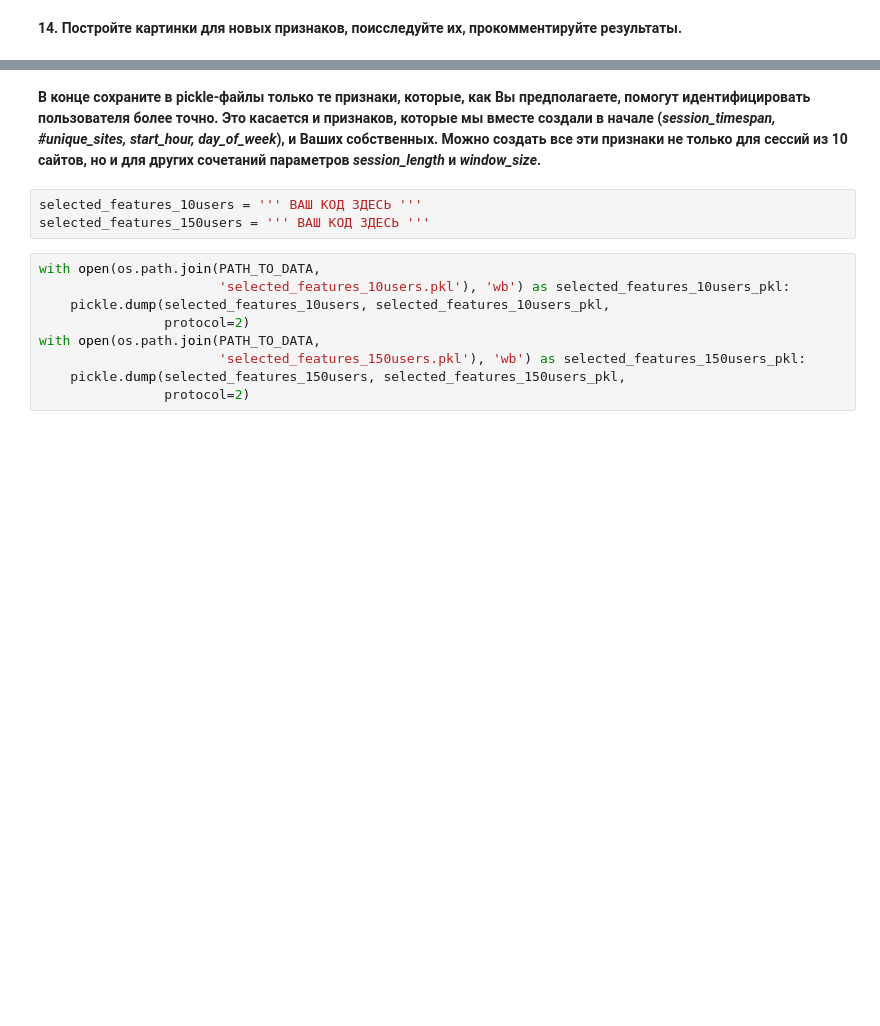
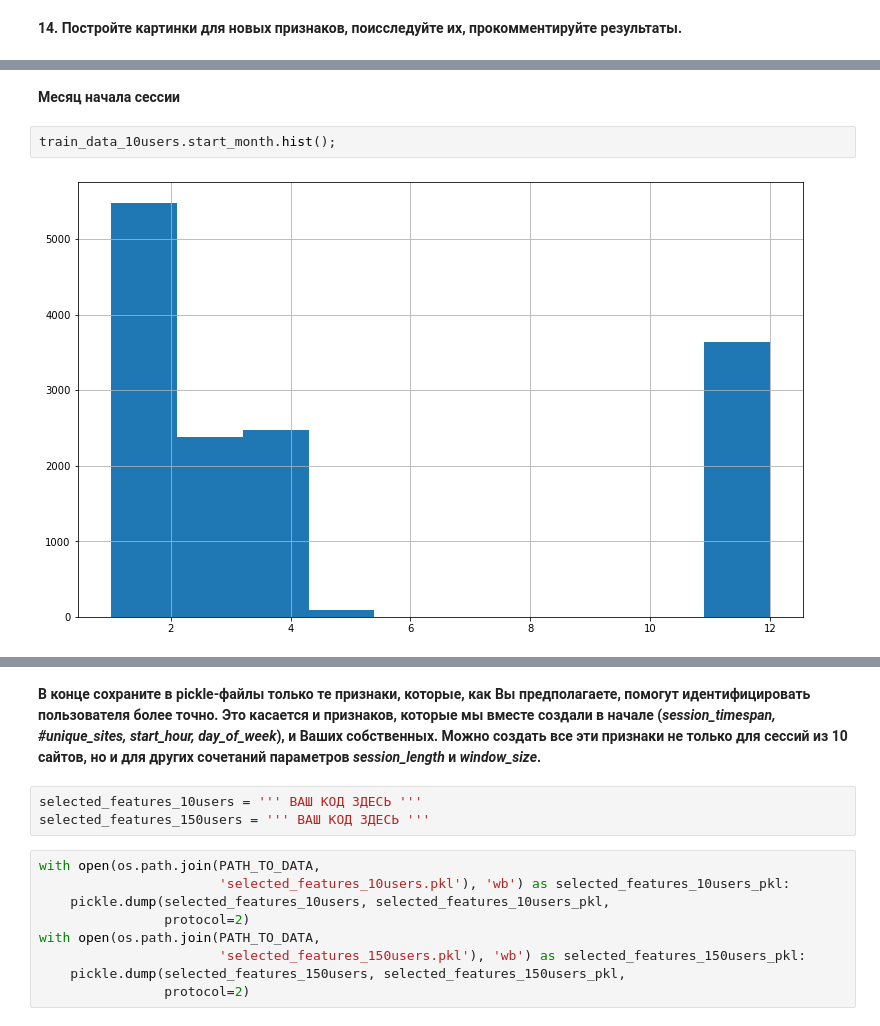
Before and after one commit to Uniholder/Specialization-Yandex-MIPT, a Jupyter notebook: 6_Final_projects/User_identification/week3_original.ipynb, the cells around one changed output, grey strips where cells are left out. Saved outputs shown, nothing was run; the diff lists cells and outputs as text; blank space fills up the shorter version.

```diff
--- a/6_Final_projects/User_identification/week3_original.ipynb
+++ b/6_Final_projects/User_identification/week3_original.ipynb
@@ -584,0 +685,6 @@ with open(os.path.join(PATH_TO_DATA, 'new_features_150users.pkl'), 'wb') as new_
+# %% [markdown]
+**Месяц начала сессии**
+# %%
+train_data_10users.start_month.hist();
+# %% [output]
+[figure, added]
```
Also changed, not shown: parts of 45 cells of this notebook, 4 other files.
